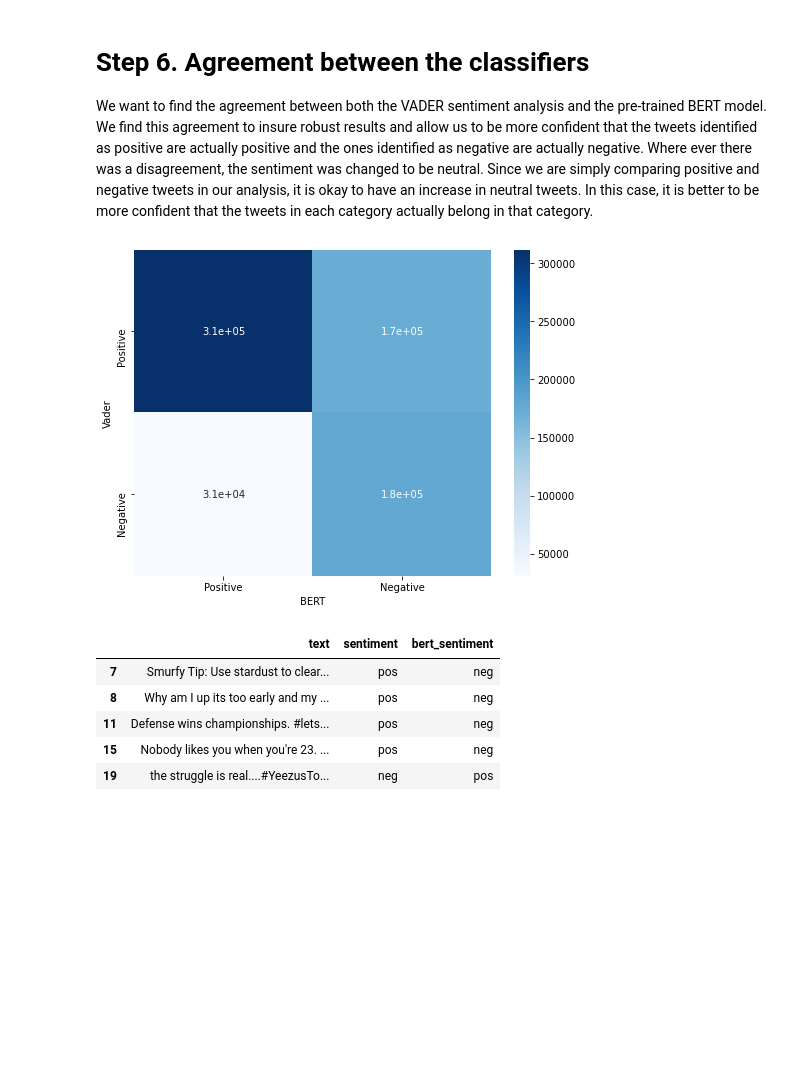
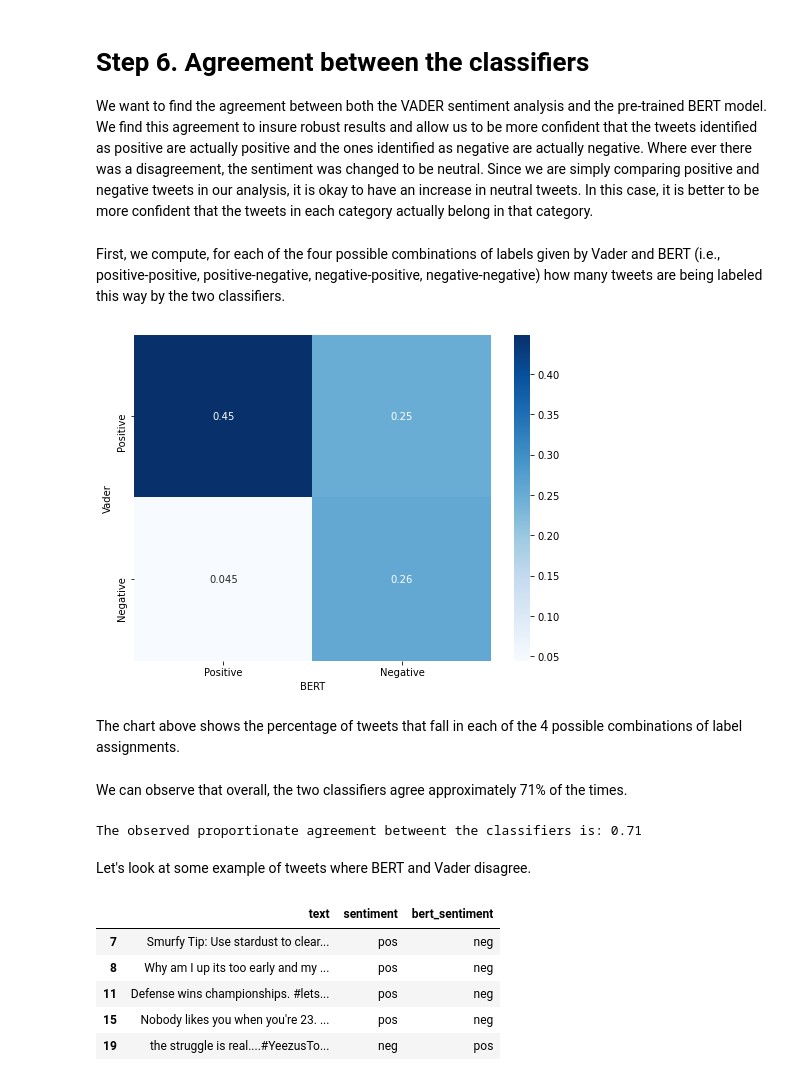
Before and after one commit to epfl-ada/ada-2020-project-milestone-p3-p3_musetti-adaletti, a Jupyter notebook: Creative_extension_analysis.ipynb, the cells around one changed output. Cells and saved outputs as stored; diff of their text form; code cells hidden in the pictures; blank space fills up the shorter version.

```diff
--- a/Creative_extension_analysis.ipynb
+++ b/Creative_extension_analysis.ipynb
@@ -516,6 +527,11 @@ plt.show()
 # Step 6. Agreement between the classifiers
 
 We want to find the agreement between both the VADER sentiment analysis and the pre-trained BERT model. We find this agreement to insure robust results and allow us to be more confident that the tweets identified as positive are actually positive and the ones identified as negative are actually negative. Where ever there was a disagreement, the sentiment was changed to be neutral. Since we are simply comparing positive and negative tweets in our analysis, it is okay to have an increase in neutral tweets. In this case, it is better to be more confident that the tweets in each category actually belong in that category.
+# %% [markdown]
+First, we compute, for each of the four possible
+combinations of labels given by Vader and BERT
+(i.e., positive-positive, positive-negative, negative-positive, negative-negative)
+how many tweets are being labeled this way by the two classifiers.
 # %%
 vader_pos_mask = subjective_tweets['sentiment'] == 'pos'
 vader_neg_mask = subjective_tweets['sentiment'] == 'neg'
@@ -528,14 +544,27 @@ neg_neg = sum(vader_neg_mask & bert_neg_mask)
 
 total = len(subjective_tweets)
 # %%
-agreement_df = pd.DataFrame([[pos_pos, pos_neg], [neg_pos, neg_neg]], index=labels, columns=labels)
+labels = ['Positive', 'Negative']
+agreement_data = [[pos_pos / total, pos_neg / total], [neg_pos / total, neg_neg / total]]
+agreement_df = pd.DataFrame(agreement_data, index=labels, columns=labels)
 plt.figure(figsize=(8, 6))
 sns.heatmap(agreement_df, annot=True, cmap='Blues')
 plt.xlabel('BERT')
 plt.ylabel('Vader')
 plt.show()
 # %% [output]
-[figure, old version]
+[figure, new version]
+# %% [markdown]
+The chart above shows the percentage of tweets that fall in each of the 4 possible combinations of label assignments.
+# %% [markdown]
+We can observe that overall, the two classifiers agree approximately 71% of the times.
+# %%
+observed_proportionate_agreement = (pos_pos + neg_neg) / total
+print(f'The observed proportionate agreement betweent the classifiers is: {observed_proportionate_agreement:.2f}')
+# %% [output]
+The observed proportionate agreement betweent the classifiers is: 0.71
+# %% [markdown]
+Let's look at some example of tweets where BERT and Vader disagree.
 # %%
 disagreement_mask = (vader_pos_mask & bert_neg_mask) | (vader_neg_mask & bert_pos_mask)
 subjective_tweets[disagreement_mask][['text', 'sentiment', 'bert_sentiment']].head()
```
Also changed, not shown: parts of 28 cells of this notebook.
